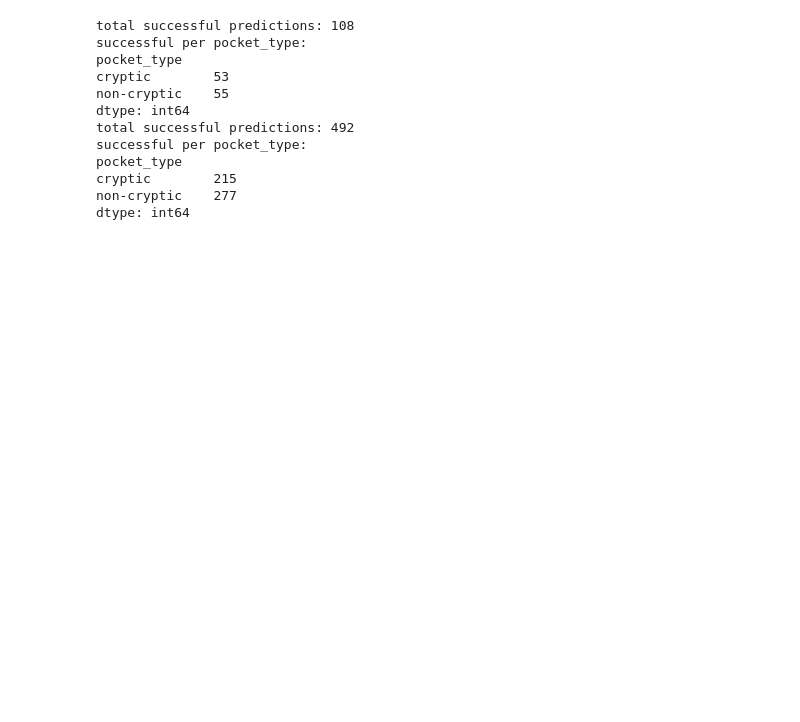
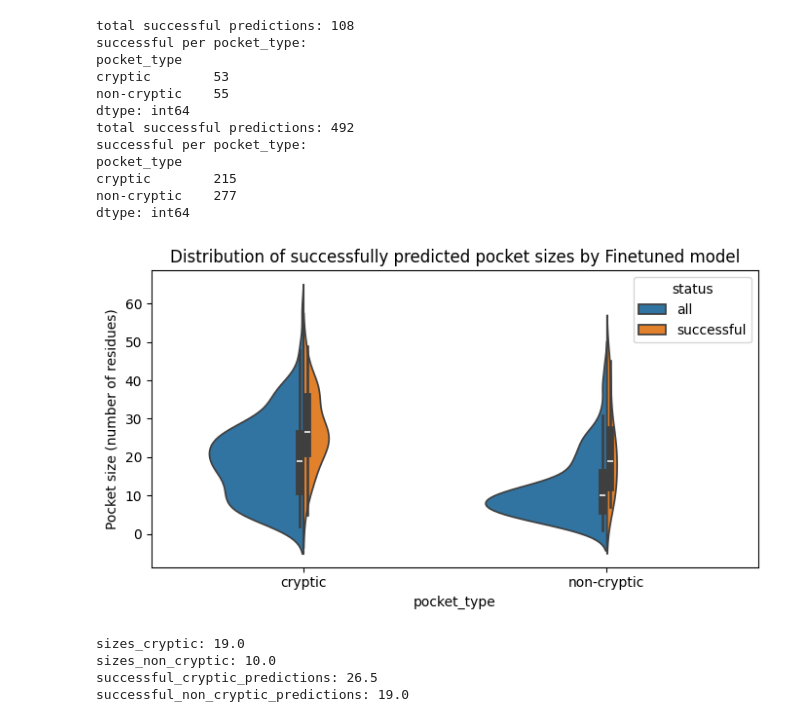
Before and after one commit to skrhakv/seq2pocket, a Jupyter notebook: src/D-visualize/pocket-size.ipynb, the cells around one changed output. Drawn from its saved outputs; the diff is of its cells as text; code cells hidden in the pictures; blank space fills up the shorter version.

```diff
--- a/src/D-visualize/pocket-size.ipynb
+++ b/src/D-visualize/pocket-size.ipynb
@@ -127,3 +127,41 @@ pocket_type
 cryptic        215
 non-cryptic    277
 dtype: int64
+# %%
+successful_cryptic_predictions = compute_avg_successful_pocket_size(cryptic_binding_residues_mmcifed, model_predictions_mmcifed)
+successful_non_cryptic_predictions = compute_avg_successful_pocket_size(non_cryptic_binding_residues_mmcifed, model_predictions_mmcifed)
+import pandas as pd
+
+df = pd.DataFrame({
+    'size': sizes_cryptic + sizes_non_cryptic + successful_cryptic_predictions + successful_non_cryptic_predictions,
+    'pocket_type': (['cryptic'] * len(sizes_cryptic) +
+                    ['non-cryptic'] * len(sizes_non_cryptic) +
+                    ['cryptic'] * len(successful_cryptic_predictions) +
+                    ['non-cryptic'] * len(successful_non_cryptic_predictions)),
+    'status': (['all'] * (len(sizes_cryptic) + len(sizes_non_cryptic)) +
+               ['successful'] * (len(successful_cryptic_predictions) + len(successful_non_cryptic_predictions)))
+})
+plt.figure(figsize=(7, 4))
+ax = sns.violinplot(data=df, x='pocket_type', y='size', hue='status', split=True, density_norm="count" , common_norm=True)
+plt.xticks([0, 1], ['cryptic', 'non-cryptic'])
+plt.ylabel('Pocket size (number of residues)')
+plt.title("Distribution of successfully predicted pocket sizes by Finetuned model")
+plt.tight_layout()
+plt.show()
+# %% [output]
+[figure, added]
+# %%
+medians = {
+    'sizes_cryptic': float(np.median(sizes_cryptic)),
+    'sizes_non_cryptic': float(np.median(sizes_non_cryptic)),
+    'successful_cryptic_predictions': float(np.median(successful_cryptic_predictions)),
+    'successful_non_cryptic_predictions': float(np.median(successful_non_cryptic_predictions))
+}
+
+for name, val in medians.items():
+    print(f'{name}: {val}')
+# %% [output]
+sizes_cryptic: 19.0
+sizes_non_cryptic: 10.0
+successful_cryptic_predictions: 26.5
+successful_non_cryptic_predictions: 19.0
```
Also changed, not shown: parts of 1 cell of this notebook.
